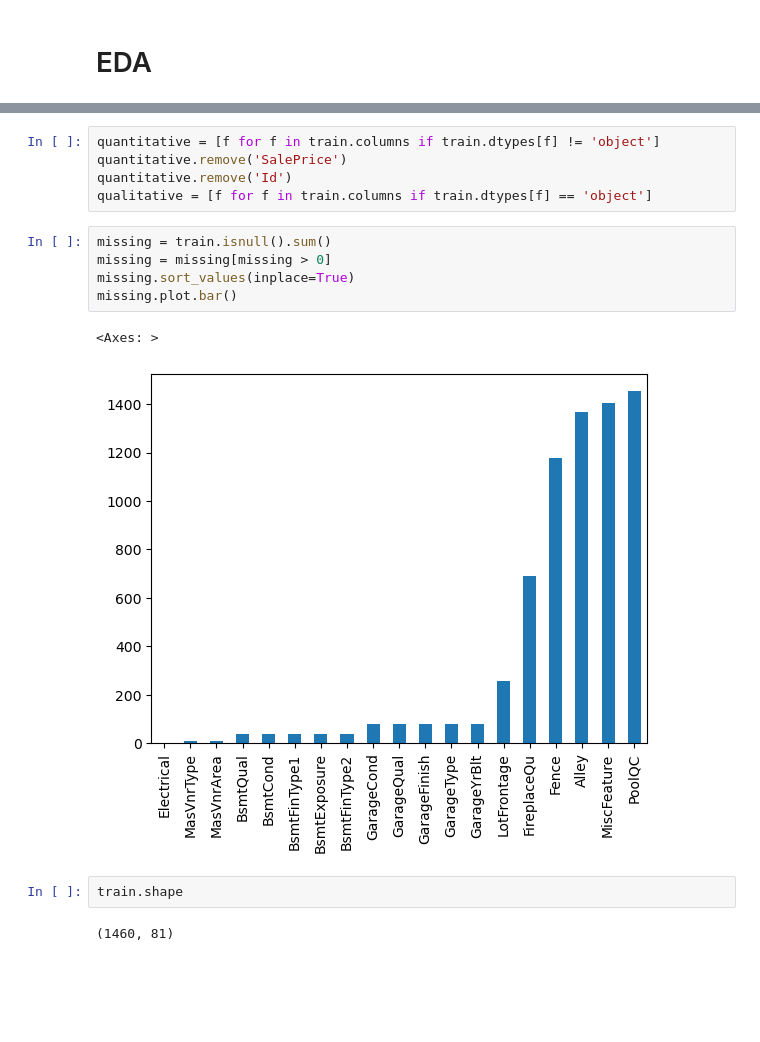
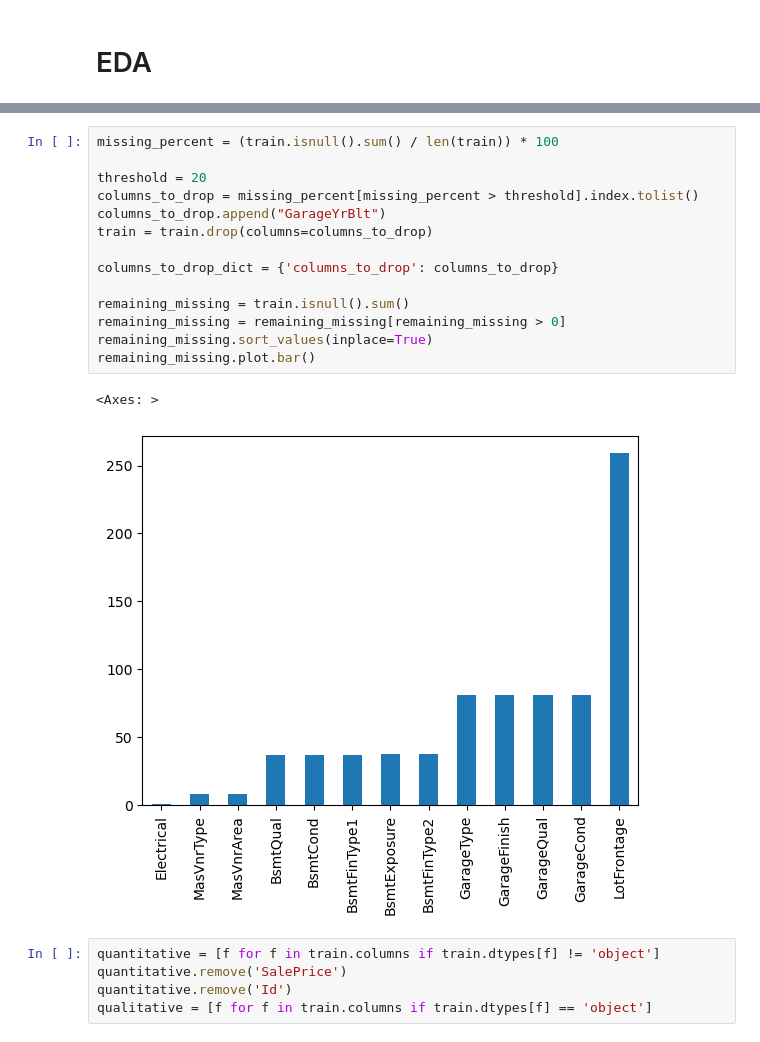
Before and after one commit to AyeshaIrshad1337/House-Price-Prediction-Kaggle-Competition, a Jupyter notebook: house-price-prediction-competition.ipynb, the cells around one changed output, grey strips where cells are left out. Drawn from its saved outputs; the diff is of its cells as text; blank space fills up the shorter version.

```diff
--- a/house-price-prediction-competition.ipynb
+++ b/house-price-prediction-competition.ipynb
@@ -113,17 +121,22 @@ plt.legend()
+# %%
+missing_percent = (train.isnull().sum() / len(train)) * 100
+
+threshold = 20
+columns_to_drop = missing_percent[missing_percent > threshold].index.tolist()
+columns_to_drop.append("GarageYrBlt")
+train = train.drop(columns=columns_to_drop)
+
+columns_to_drop_dict = {'columns_to_drop': columns_to_drop}
+
+remaining_missing = train.isnull().sum()
+remaining_missing = remaining_missing[remaining_missing > 0]
+remaining_missing.sort_values(inplace=True)
+remaining_missing.plot.bar()
+# %% [output]
+<Axes: >
+[figure, added]
 # %%
 quantitative = [f for f in train.columns if train.dtypes[f] != 'object']
 quantitative.remove('SalePrice')
 quantitative.remove('Id')
 qualitative = [f for f in train.columns if train.dtypes[f] == 'object']
-# %%
-missing = train.isnull().sum()
-missing = missing[missing > 0]
-missing.sort_values(inplace=True)
-missing.plot.bar()
-# %% [output]
-<Axes: >
-[figure, removed]
-# %%
-train.shape
-# %% [output]
-(1460, 81)
```
Also changed, not shown: parts of 35 cells of this notebook.
